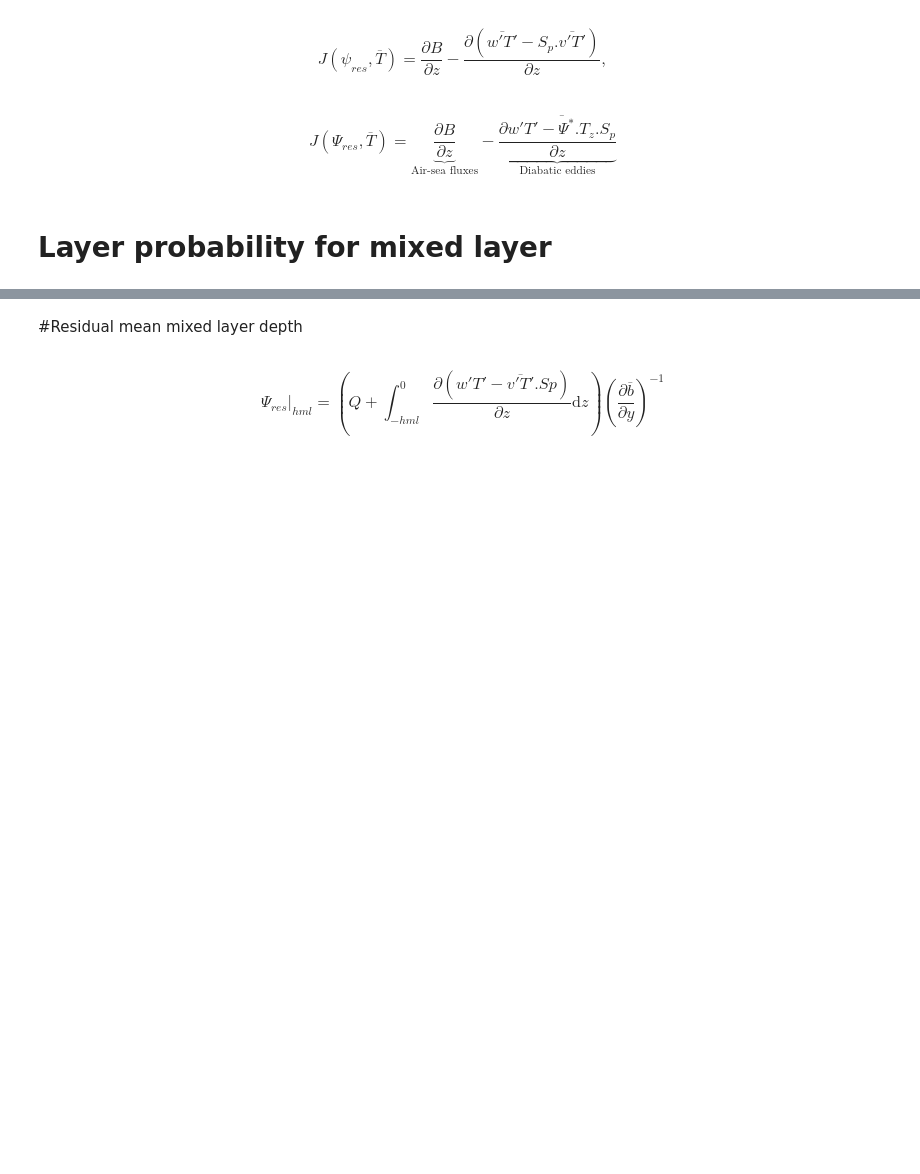
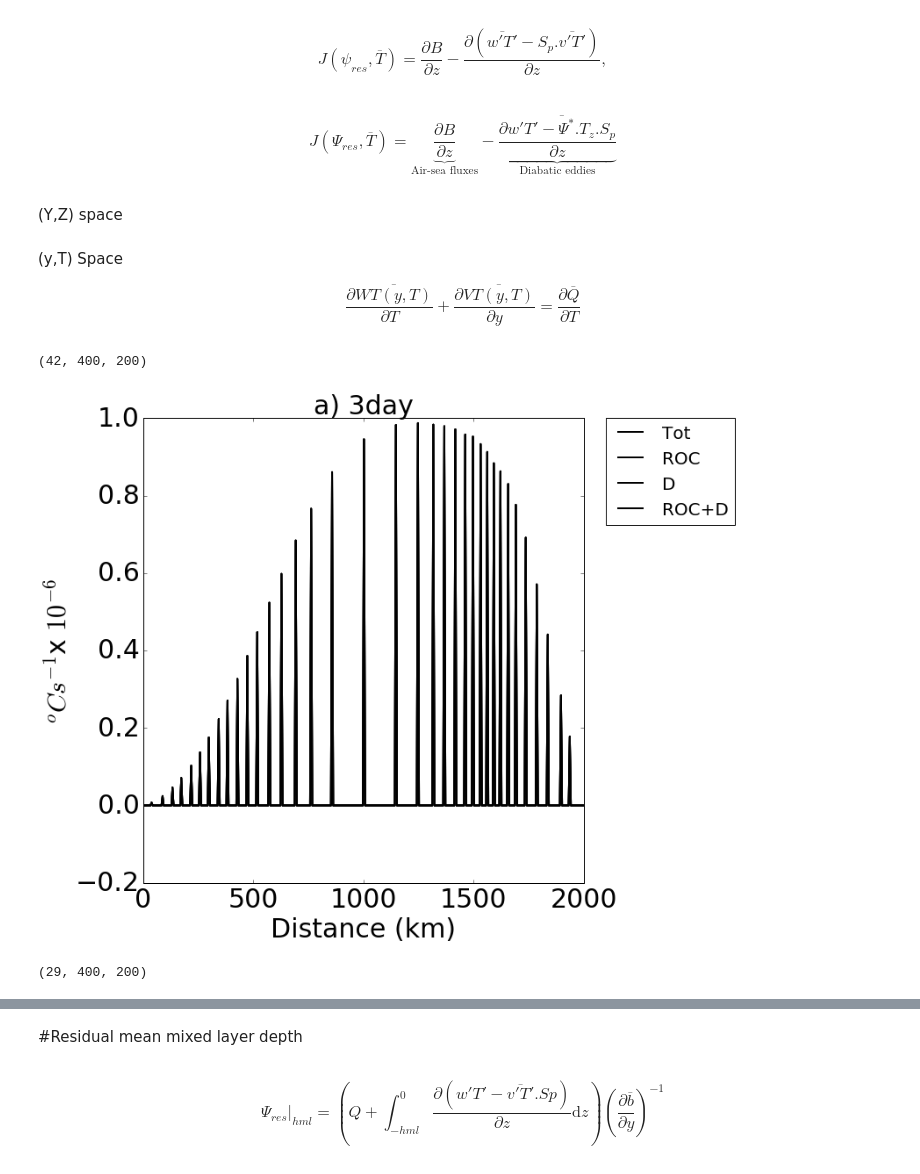
Before and after one commit to hlburns/Current_notebooks, a Jupyter notebook: Nchannel_Flat/In_progress/Heat_budgets_layers.ipynb, the cells around one changed output, grey strips where cells are left out. Drawn from its saved outputs; the diff is of its cells as text; code cells hidden in the pictures; blank space fills up the shorter version.

```diff
--- a/Nchannel_Flat/In_progress/Heat_budgets_layers.ipynb
+++ b/Nchannel_Flat/In_progress/Heat_budgets_layers.ipynb
@@ -195,5 +193,5 @@ J(\psi_{res},\overline{T})=\frac{\partial B}{\partial z}- \frac{\partial \left(\
 \begin{equation}
 J(\Psi_{res},\overline{T}) = \underbrace{\frac{\partial B}{\partial z}}_\text{Air-sea fluxes} - \underbrace{\frac{\partial \overline{w'T' - \Psi ^*. T_z.S_p  }}{\partial z }}_\text{Diabatic eddies}
 \end{equation}
-# %% [markdown]
-# Layer probability for mixed layer
+# %% [markdown]
+(Y,Z) space
@@ -199,0 +268,54 @@ J(\Psi_{res},\overline{T}) = \underbrace{\frac{\partial B}{\partial z}}_\text{Ai
+# %% [markdown]
+(y,T) Space
+
+\begin{equation}
+\frac{\partial \overline{WT(y,T)}}{\partial T} + \frac{\partial \overline{VT(y,T)}}{\partial y} = \frac{\partial \overline{Q}}{\partial T}
+\end{equation}
+# %%
+LVT.shape
+# %% [output]
+(42, 400, 200)
+# %%
+fig = plt.figure(figsize=(16.5, 16.5))
+for i in range(len(Runs)):
+    i = 0
+    fname = x+'/'+str(tau[Runs[i]])+'daynokpp/'
+    c = utils.ChannelSetup(output_dir=str(fname))
+    WT = (c.mnc('Tav_VT.nc', 'WVELTH'))
+    VT = (c.mnc('Tav_VT.nc', 'VVELTH'))
+    g = layers_calc_numba.LayersComputer(c)
+    T = c.mnc('Tav.nc', 'THETA')
+    V = (c.mnc('Tav.nc', 'VVEL'))
+    W = (c.mnc('Tav.nc', 'WVEL'))
+    # Extract Layer thicknes to in first interpolation
+    LWT, th = g.interp_to_g(WT,T)
+    LVT = g.interp_to_g(VT,T)[0]
+    LW = g.interp_to_g(W,T)[0]
+    LV = g.interp_to_g(V,T)[0]
+    LT = g.interp_to_g(T,T)[0]
+    Q = c.mnc('SURF.nc', 'oceQnet').mean(axis=0).mean(axis=1)
+    Psipred = np.tile((Q)/(1000*3985),(c.Nz, 1))
+    #
+    th = c.mnc('PSI.nc','LaHs1TH').mean(axis=2)
+    dLVTy = utils.ddy_Lgrid_centered(LVT.mean(axis=2), c.dyg)
+    dLWTz = utils.ddT_Lgrid_centered(LWT.mean(axis=2),c.vgrid_to_cgrid(th))
+    ROC = (dLVTy+dLWTz).sum(axis=0)
+    ax = fig.add_subplot(2, 2, i+1)
+    p = plt.plot(c.yc/1000, ROC , 'k', linewidth=2)
+    #plt.ylim(-1, 1)
+    ax.set_title(str(Figletter[Runs[i]])+str(tau[Runs[i]])+'day', fontsize=30)
+    if str(tau[Runs[i]]) == 'Closed':
+        ax.set_title(str(Figletter[Runs[i]])+str(tau[Runs[i]]), fontsize=30)
+    ax.set_xlabel('Distance (km)', fontsize=30)
+    ax.set_ylabel(r'$^oCs^{-1}$x $10^{-6}$', fontsize=30)
+    ax.tick_params(axis='both', which='major', labelsize=30)
+lgd = plt.legend([r'Tot', 'ROC', 'D', 'ROC+D', 'Q',
+                  'Q'], bbox_to_anchor=(1.05, 1), loc=2,
+                 borderaxespad=0., fontsize=20)
+plt.tight_layout()
+# %% [output]
+[figure, added]
+# %%
+D.shape
+# %% [output]
+(29, 400, 200)
```
Also changed, not shown: parts of 7 cells of this notebook, 4 other files.
